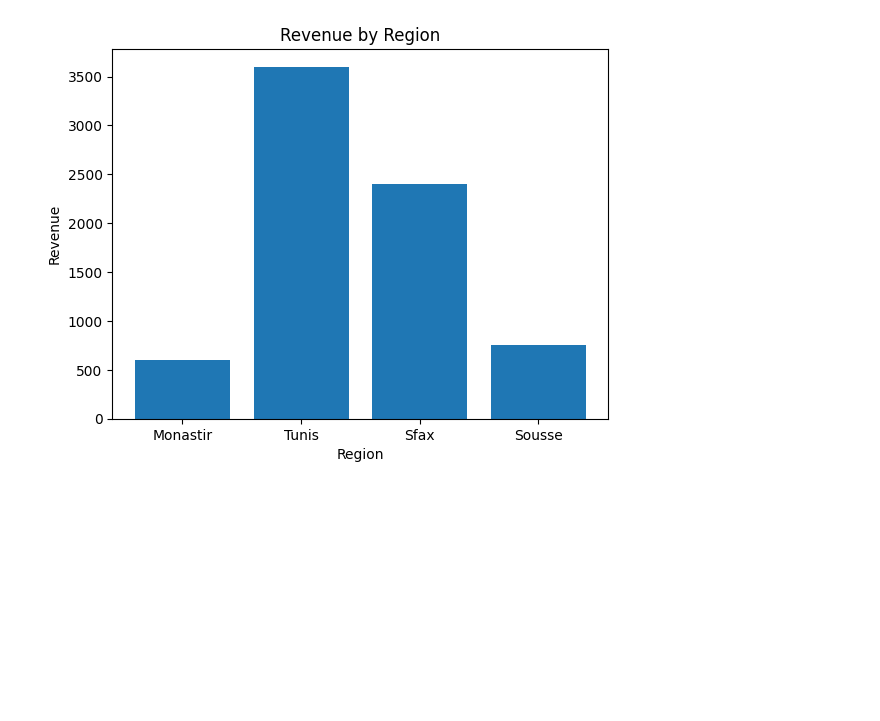
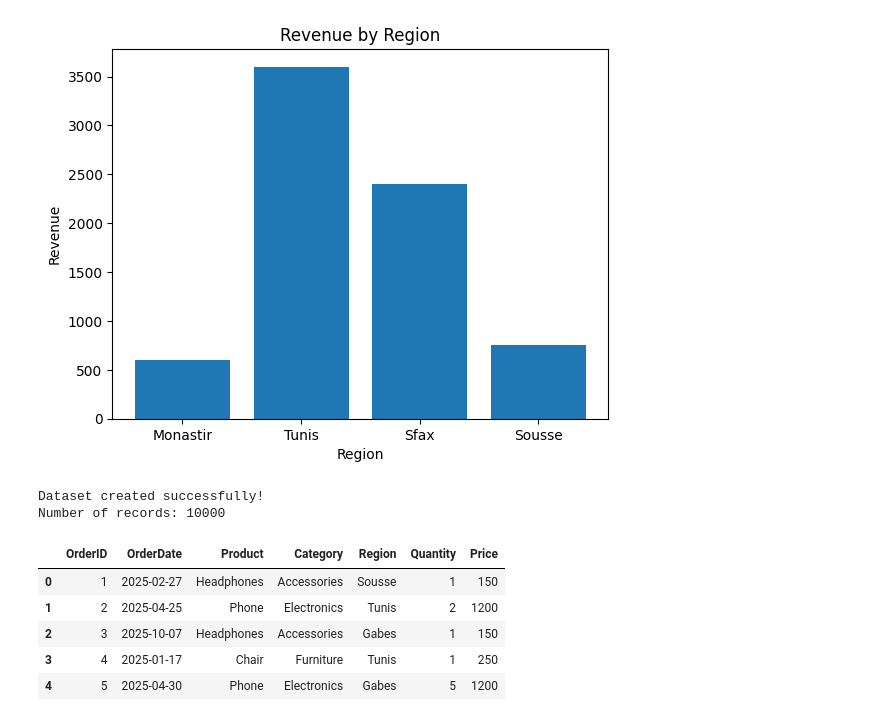
Before and after one commit to MrabetHiba/BigData-Sales-Analytics, a Jupyter notebook: BigData_Sales_Analytics.ipynb, the cells around one changed output. Drawn from its saved outputs; the diff is of its cells as text; code cells hidden in the pictures; blank space fills up the shorter version.

```diff
--- a/BigData_Sales_Analytics.ipynb
+++ b/BigData_Sales_Analytics.ipynb
@@ -438,3 +438,63 @@ Revenue by region:
 |  Table|    600|
 +-------+-------+
 [figure]
+# %%
+import pandas as pd
+import random
+from datetime import datetime, timedelta
+
+random.seed(42)
+
+products = {
+    "Laptop": ("Electronics", 2500),
+    "Phone": ("Electronics", 1200),
+    "Tablet": ("Electronics", 900),
+    "Chair": ("Furniture", 250),
+    "Desk": ("Furniture", 500),
+    "Headphones": ("Accessories", 150),
+    "Keyboard": ("Accessories", 100)
+}
+
+regions = ["Tunis", "Sfax", "Sousse", "Monastir", "Gabes"]
+
+data = []
+
+start_date = datetime(2025, 1, 1)
+
+for i in range(1, 10001):
+    product = random.choice(list(products.keys()))
+    category, price = products[product]
+
+    order_date = start_date + timedelta(
+        days=random.randint(0, 364)
+    )
+
+    quantity = random.randint(1, 5)
+
+    data.append({
+        "OrderID": i,
+        "OrderDate": order_date.strftime("%Y-%m-%d"),
+        "Product": product,
+        "Category": category,
+        "Region": random.choice(regions),
+        "Quantity": quantity,
+        "Price": price
+    })
+
+pdf = pd.DataFrame(data)
+
+pdf.to_csv("sales.csv", index=False)
+
+print("Dataset created successfully!")
+print("Number of records:", len(pdf))
+
+pdf.head()
+# %% [output]
+Dataset created successfully!
+Number of records: 10000
+|  | OrderID | OrderDate | Product | Category | Region | Quantity | Price |
+| 0 | 1 | 2025-02-27 | Headphones | Accessories | Sousse | 1 | 150 |
+| 1 | 2 | 2025-04-25 | Phone | Electronics | Tunis | 2 | 1200 |
+| 2 | 3 | 2025-10-07 | Headphones | Accessories | Gabes | 1 | 150 |
+| 3 | 4 | 2025-01-17 | Chair | Furniture | Tunis | 1 | 250 |
+| 4 | 5 | 2025-04-30 | Phone | Electronics | Gabes | 5 | 1200 |
```
Also changed, not shown: parts of 48 cells of this notebook, 1 other file.
